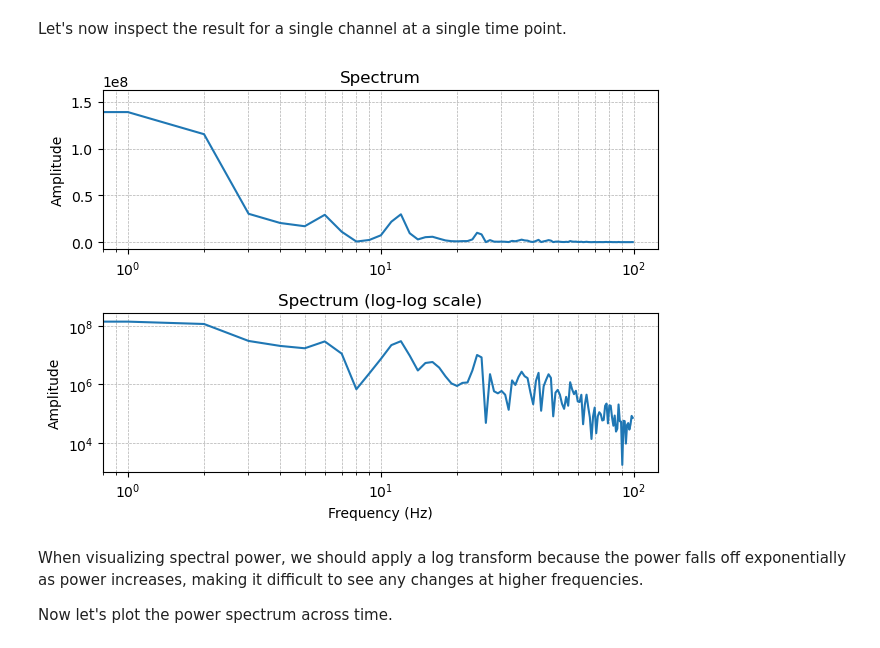
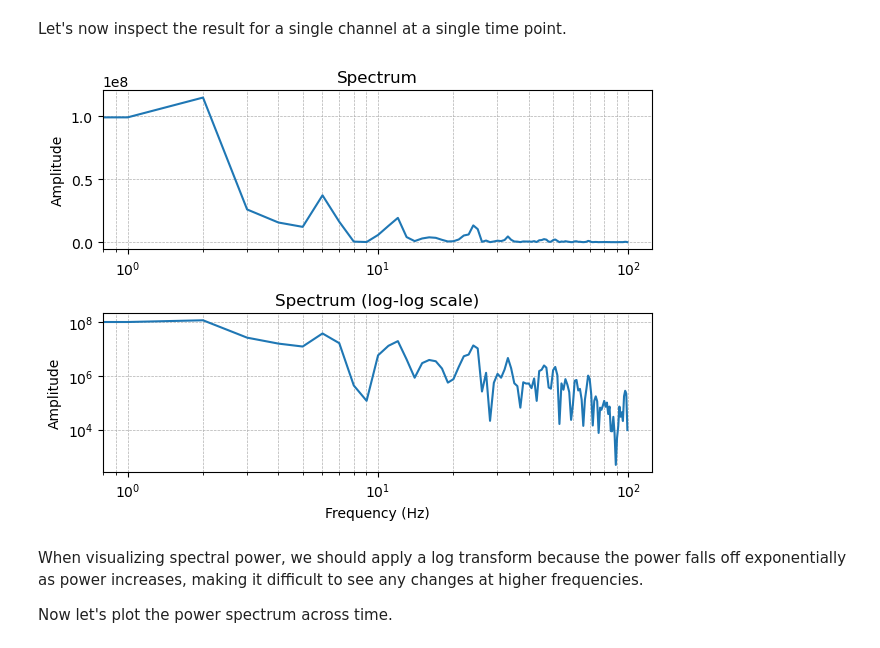
Before and after one commit to dbheadley/mimo_pack, a Jupyter notebook: tutorials/AnalyzeLFPSpectral.ipynb, the cells around one changed output. Saved outputs shown, nothing was run; the diff lists cells and outputs as text; code cells hidden in the pictures.

```diff
--- a/tutorials/AnalyzeLFPSpectral.ipynb
+++ b/tutorials/AnalyzeLFPSpectral.ipynb
@@ -116,3 +119,5 @@ Text(0, 0.5, 'Y position (um)')
+# %%
+lfp = load_lfp_xr(lfp_path)
 # %% [markdown]
 ## Spectral analysis with short-time fourier transform
 With our data now loaded, we can perform spectral analysis. To start, we will calculate the power spectrum of the LFP on each electrode. To do this, we will use the short-time Fourier transform. It applies a fourier transform to short windows of data (typically 1 second), stepping across the entire recording duration. There are a few advantages to this approach. First, it can give a high frequency resolution. For instance, a 1 second window will yield a frequency resolution of 1 Hz (1/1sec). The maximum frequency it can measure is half the sample rate. Typically we have a 1kHz sample rate for LFPs, so the maximum frequency will be 500 Hz. Second, since a spectrum is only calculated for each window, it will not take up too much memory. Third, since the power spectrum is calculated for a series of windows spanning our recording, we can visually inspect changes in it across the entire session. This is especially useful if we want to identify diffrent behavioral states, such as sleeping versus active waking.
@@ -124,24 +129,24 @@ lfp_s = stft_xr(lfp, window=1.0)
 # %% [markdown]
 Let's now inspect the result for a single channel at a single time point.
 # %%
-sample = lfp_s.sel(time=100, channel=16, method='nearest').sel(frequency=slice(0, 100))
+sample = lfp_s.sel(time=100, method='nearest').sel(channel=46, frequency=slice(0, 100))
 fig, ax = plt.subplots(2,1)
 ax[0].plot(sample.frequency.values, sample.values)
 ax[0].set_ylabel('Amplitude')
 ax[0].set_title('Spectrum')
 ax[0].set_xscale('log')
 ax[0].grid(which='both', linestyle='--', linewidth=0.5)
 
 ax[1].plot(sample.frequency.values, sample.values)
 ax[1].set_xlabel('Frequency (Hz)')
 ax[1].set_ylabel('Amplitude')
 ax[1].set_title('Spectrum (log-log scale)')
 ax[1].set_xscale('log')
 ax[1].set_yscale('log')
 ax[1].grid(which='both', linestyle='--', linewidth=0.5)
 fig.tight_layout()
 # %% [output]
-[figure, old version]
+[figure, new version]
 # %% [markdown]
 When visualizing spectral power, we should apply a log transform because the power falls off exponentially as power increases, making it difficult to see any changes at higher frequencies.
 
```
Also changed, not shown: parts of 8 cells of this notebook, 1 other file.
